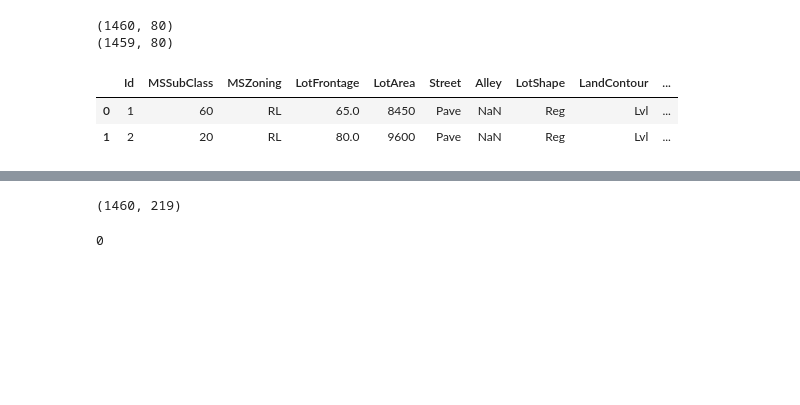
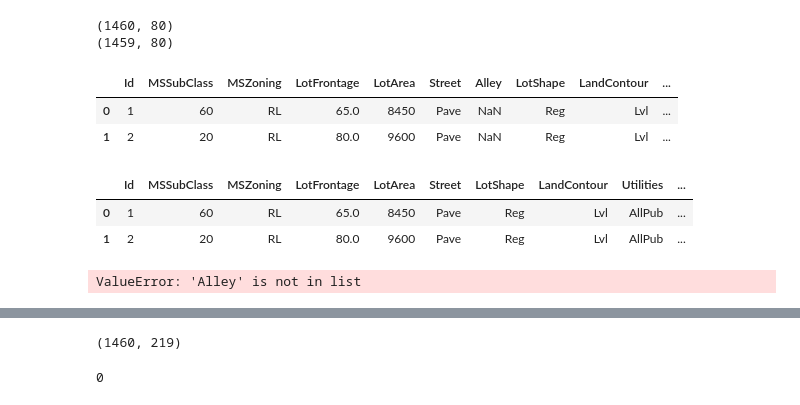
Before and after one commit to FergusOBoyle/kaggle-house-prices, a Jupyter notebook: kernel.ipynb, the cells around one changed output, grey strips where cells are left out. Drawn from its saved outputs; the diff is of its cells as text; code cells hidden in the pictures; blank space fills up the shorter version.

```diff
--- a/kernel.ipynb
+++ b/kernel.ipynb
@@ -169,10 +169,16 @@ data_train_X_trans.head(2)
 |  | Id | MSSubClass | MSZoning | LotFrontage | LotArea | Street | Alley | LotShape | LandContour | ... |
 | 0 | 1 | 60 | RL | 65.0 | 8450 | Pave | NaN | Reg | Lvl | ... |
 | 1 | 2 | 20 | RL | 80.0 | 9600 | Pave | NaN | Reg | Lvl | ... |
+# %%
+data_train_clean.head(2)
+# %% [output]
+|  | Id | MSSubClass | MSZoning | LotFrontage | LotArea | Street | LotShape | LandContour | Utilities | ... |
+| 0 | 1 | 60 | RL | 65.0 | 8450 | Pave | Reg | Lvl | AllPub | ... |
+| 1 | 2 | 20 | RL | 80.0 | 9600 | Pave | Reg | Lvl | AllPub | ... |
 # %%
 #Impute values for some columns with a lot of missing data.
 
-def impute_by_regression(data, column):
+def impute_by_regression(data, column, model):
     """fill in misssing values of a column by means of regression"""
 
     data_local = data.copy()
@@ -183,7 +189,7 @@ def impute_by_regression(data, column):
     data_train_y = data_train[column]
     data_test_X = data_test.drop([column], axis=1)
 
-    fitted_model = LinearRegression().fit(data_train_X, data_train_y)
+    fitted_model = model.fit(data_train_X, data_train_y)
 
     predictions = fitted_model.predict(data_test_X)
 
@@ -197,12 +203,18 @@ def impute_by_regression(data, column):
 
 from sklearn.linear_model import LinearRegression
 
-#Impute the
-data_train_age_regress = data_train_original.copy()
-data_test_age_regress = data_test_original.copy()
+#Impute by linear regression the 'LotFrontage' column
+remove_columns = ['Alley', 'FireplaceQu', 'PoolQC', 'Fence', 'MiscFeature', 'MiscVal']
+data_train_clean = clean(data_train_original, remove_columns, inplace=False )
+model_pipe = create_pipeline(LinearRegression())
+impute_by_regression(data_train_clean, 'LotFrontage', model_pipe)
 
-
+#need to create a generic clean function for this dataset
+#First step: Move the deletion of columns until after the encoding if this is possible.
+#Or move the removal of columns that may be imputed by regression to outside of the clean function
 
 #Predict missing ages using regression
 #imputed_age_column_train = impute_by_regression(data_train_age_regress, 'Age')
 #imputed_age_column_test = impute_by_regression(data_test_age_regress, 'Age')
+# %% [output]
+ValueError: 'Alley' is not in list
```
Also changed, not shown: parts of 13 cells of this notebook.
